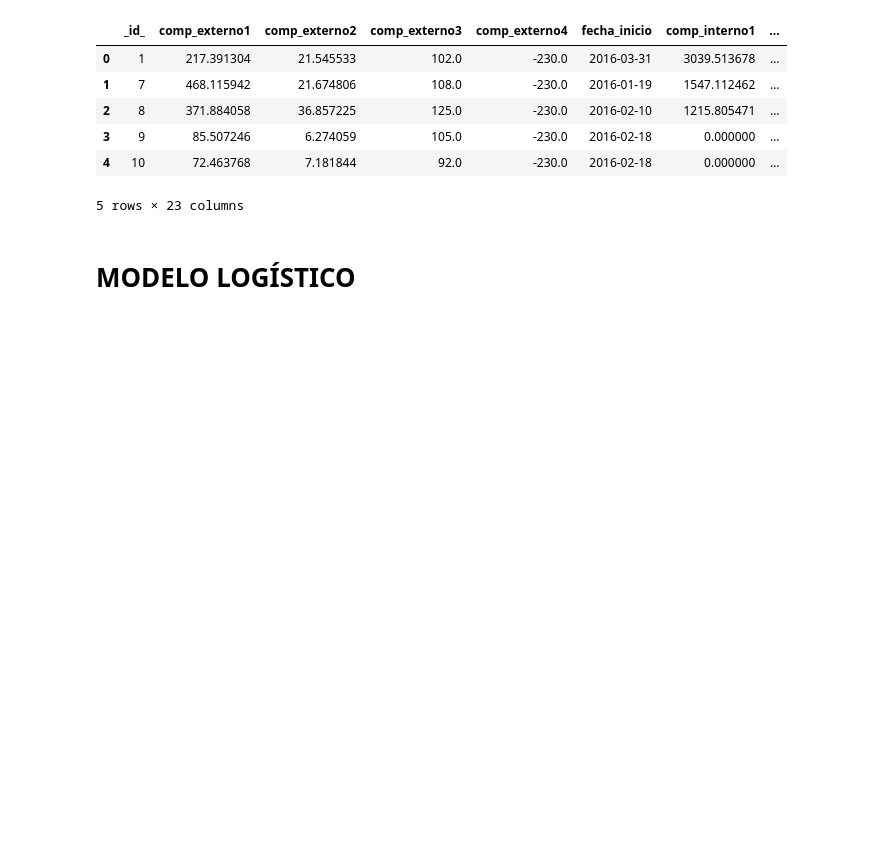
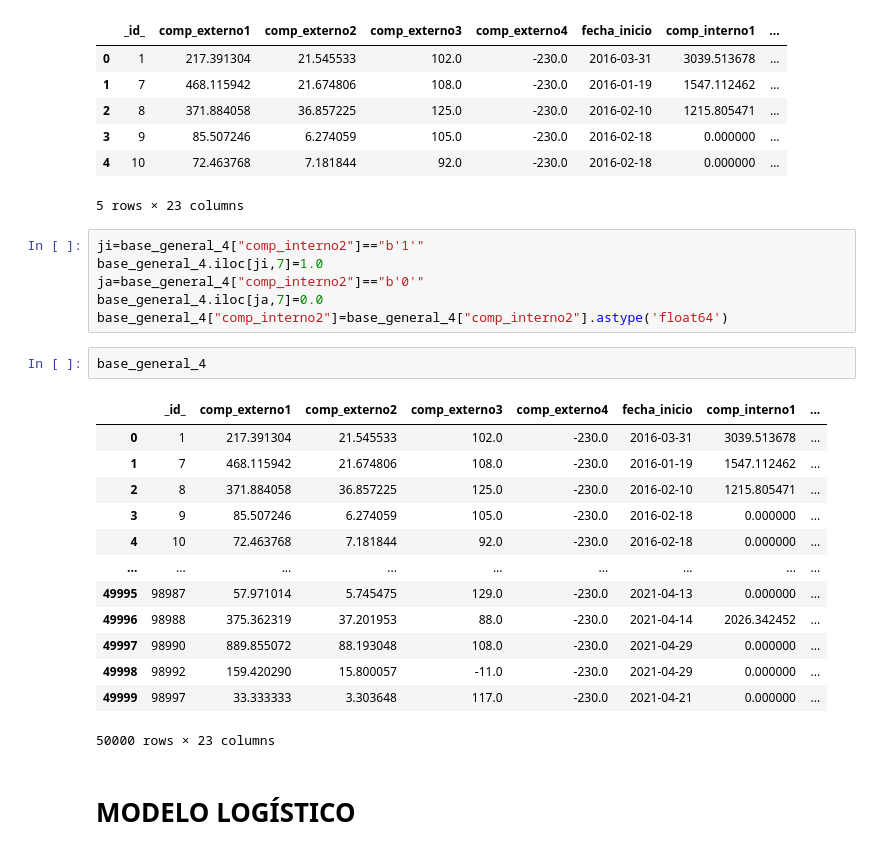
Before and after one commit to BrianPgz/HomeWork1_ML, a Jupyter notebook: Tarea2.ipynb, the cells around one changed output. Cells and saved outputs as stored; diff of their text form; blank space fills up the shorter version.

```diff
--- a/Tarea2.ipynb
+++ b/Tarea2.ipynb
@@ -270,6 +270,28 @@ base_general_4.head()
 | 3 | 9 | 85.507246 | 6.274059 | 105.0 | -230.0 | 2016-02-18 | 0.000000 | ... |
 | 4 | 10 | 72.463768 | 7.181844 | 92.0 | -230.0 | 2016-02-18 | 0.000000 | ... |
 5 rows × 23 columns
+# %%
+ji=base_general_4["comp_interno2"]=="b'1'"
+base_general_4.iloc[ji,7]=1.0
+ja=base_general_4["comp_interno2"]=="b'0'"
+base_general_4.iloc[ja,7]=0.0
+base_general_4["comp_interno2"]=base_general_4["comp_interno2"].astype('float64')
+# %%
+base_general_4
+# %% [output]
+|  | _id_ | comp_externo1 | comp_externo2 | comp_externo3 | comp_externo4 | fecha_inicio | comp_interno1 | ... |
+| 0 | 1 | 217.391304 | 21.545533 | 102.0 | -230.0 | 2016-03-31 | 3039.513678 | ... |
+| 1 | 7 | 468.115942 | 21.674806 | 108.0 | -230.0 | 2016-01-19 | 1547.112462 | ... |
+| 2 | 8 | 371.884058 | 36.857225 | 125.0 | -230.0 | 2016-02-10 | 1215.805471 | ... |
+| 3 | 9 | 85.507246 | 6.274059 | 105.0 | -230.0 | 2016-02-18 | 0.000000 | ... |
+| 4 | 10 | 72.463768 | 7.181844 | 92.0 | -230.0 | 2016-02-18 | 0.000000 | ... |
+| ... | ... | ... | ... | ... | ... | ... | ... | ... |
+| 49995 | 98987 | 57.971014 | 5.745475 | 129.0 | -230.0 | 2021-04-13 | 0.000000 | ... |
+| 49996 | 98988 | 375.362319 | 37.201953 | 88.0 | -230.0 | 2021-04-14 | 2026.342452 | ... |
+| 49997 | 98990 | 889.855072 | 88.193048 | 108.0 | -230.0 | 2021-04-29 | 0.000000 | ... |
+| 49998 | 98992 | 159.420290 | 15.800057 | -11.0 | -230.0 | 2021-04-29 | 0.000000 | ... |
+| 49999 | 98997 | 33.333333 | 3.303648 | 117.0 | -230.0 | 2021-04-21 | 0.000000 | ... |
+50000 rows × 23 columns
 # %% [markdown]
 # MODELO LOGÍSTICO
 # %%
```
Also changed, not shown: parts of 11 cells of this notebook.
